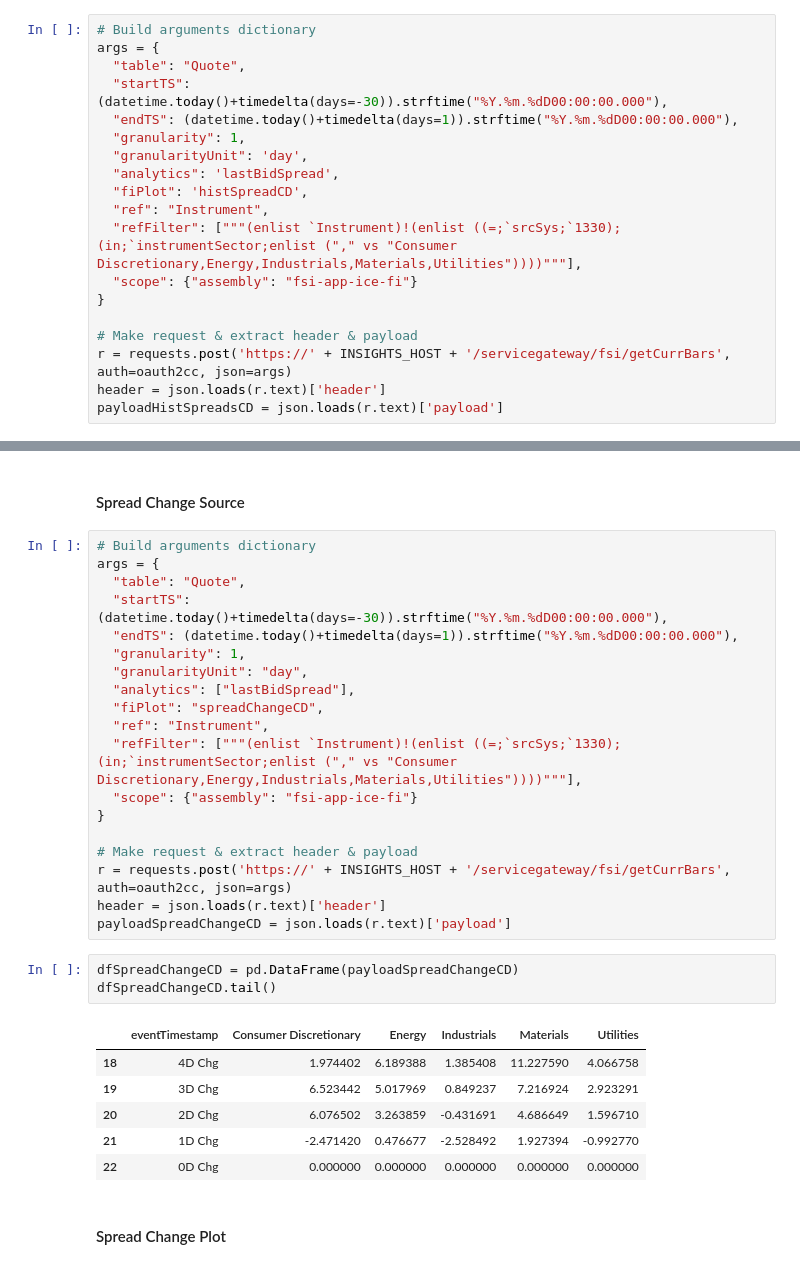
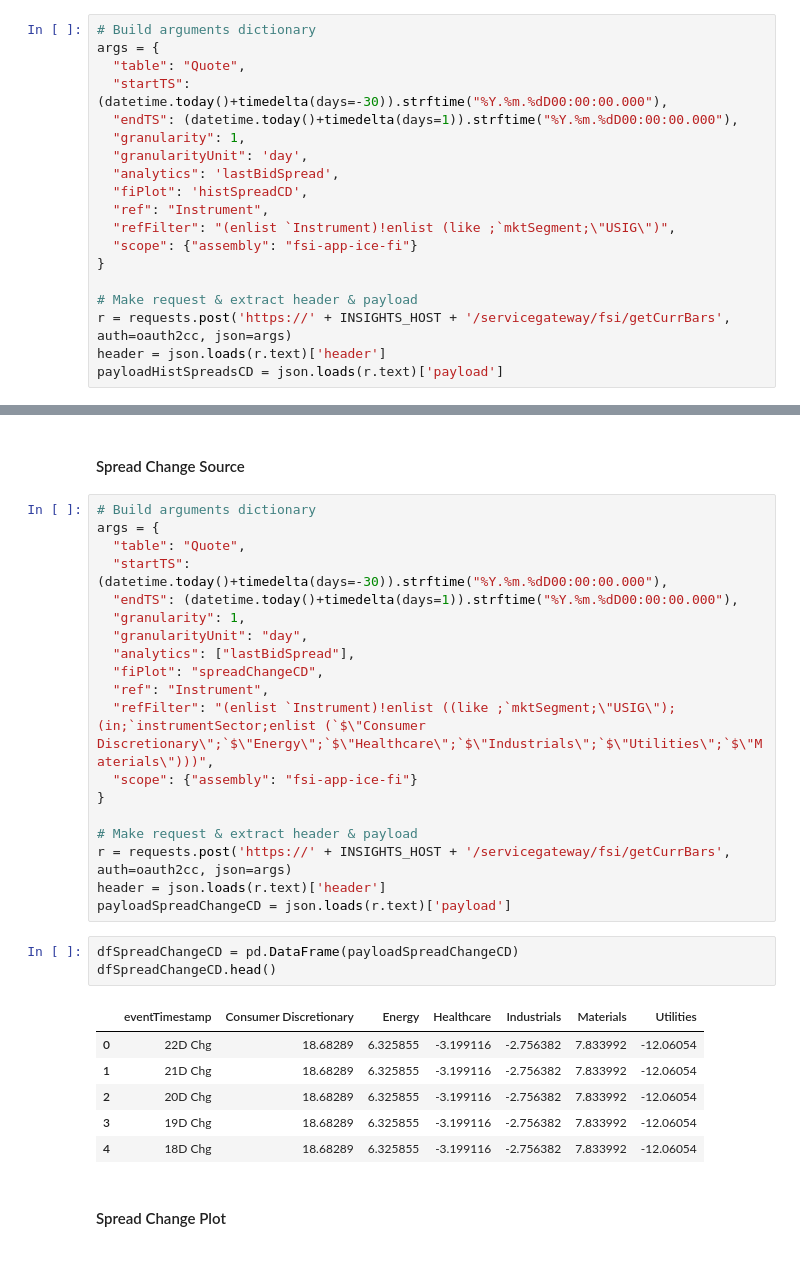
Before and after one commit to KxSystems/accelerators-samples, a Jupyter notebook: ICE-Fixed-Income/Historic_FI_Demo.ipynb, the cells around one changed output, grey strips where cells are left out. Cells and saved outputs as stored; diff of their text form.

```diff
--- a/ICE-Fixed-Income/Historic_FI_Demo.ipynb
+++ b/ICE-Fixed-Income/Historic_FI_Demo.ipynb
@@ -141,7 +142,7 @@ args = {
   "analytics": 'lastBidSpread',
   "fiPlot": 'histSpreadCD',
   "ref": "Instrument",
-  "refFilter": ["""(enlist `Instrument)!(enlist ((=;`srcSys;`1330);(in;`instrumentSector;enlist ("," vs "Consumer Discretionary,Energy,Industrials,Materials,Utilities"))))"""],
+  "refFilter": "(enlist `Instrument)!enlist (like ;`mktSegment;\"USIG\")",
   "scope": {"assembly": "fsi-app-ice-fi"}
 }
 
@@ -230,7 +231,7 @@ args = {
   "analytics": ["lastBidSpread"],
   "fiPlot": "spreadChangeCD",
   "ref": "Instrument",
-  "refFilter": ["""(enlist `Instrument)!(enlist ((=;`srcSys;`1330);(in;`instrumentSector;enlist ("," vs "Consumer Discretionary,Energy,Industrials,Materials,Utilities"))))"""],
+  "refFilter": "(enlist `Instrument)!enlist ((like ;`mktSegment;\"USIG\");(in;`instrumentSector;enlist (`$\"Consumer Discretionary\";`$\"Energy\";`$\"Healthcare\";`$\"Industrials\";`$\"Utilities\";`$\"Materials\")))",
   "scope": {"assembly": "fsi-app-ice-fi"}
 }
 
@@ -240,14 +241,14 @@ header = json.loads(r.text)['header']
 payloadSpreadChangeCD = json.loads(r.text)['payload']
 # %%
 dfSpreadChangeCD = pd.DataFrame(payloadSpreadChangeCD)
-dfSpreadChangeCD.tail()
+dfSpreadChangeCD.head()
 # %% [output]
-|  | eventTimestamp | Consumer Discretionary | Energy | Industrials | Materials | Utilities |
-| 18 | 4D Chg | 1.974402 | 6.189388 | 1.385408 | 11.227590 | 4.066758 |
-| 19 | 3D Chg | 6.523442 | 5.017969 | 0.849237 | 7.216924 | 2.923291 |
-| 20 | 2D Chg | 6.076502 | 3.263859 | -0.431691 | 4.686649 | 1.596710 |
-| 21 | 1D Chg | -2.471420 | 0.476677 | -2.528492 | 1.927394 | -0.992770 |
-| 22 | 0D Chg | 0.000000 | 0.000000 | 0.000000 | 0.000000 | 0.000000 |
+|  | eventTimestamp | Consumer Discretionary | Energy | Healthcare | Industrials | Materials | Utilities |
+| 0 | 22D Chg | 18.68289 | 6.325855 | -3.199116 | -2.756382 | 7.833992 | -12.06054 |
+| 1 | 21D Chg | 18.68289 | 6.325855 | -3.199116 | -2.756382 | 7.833992 | -12.06054 |
+| 2 | 20D Chg | 18.68289 | 6.325855 | -3.199116 | -2.756382 | 7.833992 | -12.06054 |
+| 3 | 19D Chg | 18.68289 | 6.325855 | -3.199116 | -2.756382 | 7.833992 | -12.06054 |
+| 4 | 18D Chg | 18.68289 | 6.325855 | -3.199116 | -2.756382 | 7.833992 | -12.06054 |
 # %% [markdown]
 #### Spread Change Plot
 # %%
```
Also changed, not shown: parts of 6 cells of this notebook.
